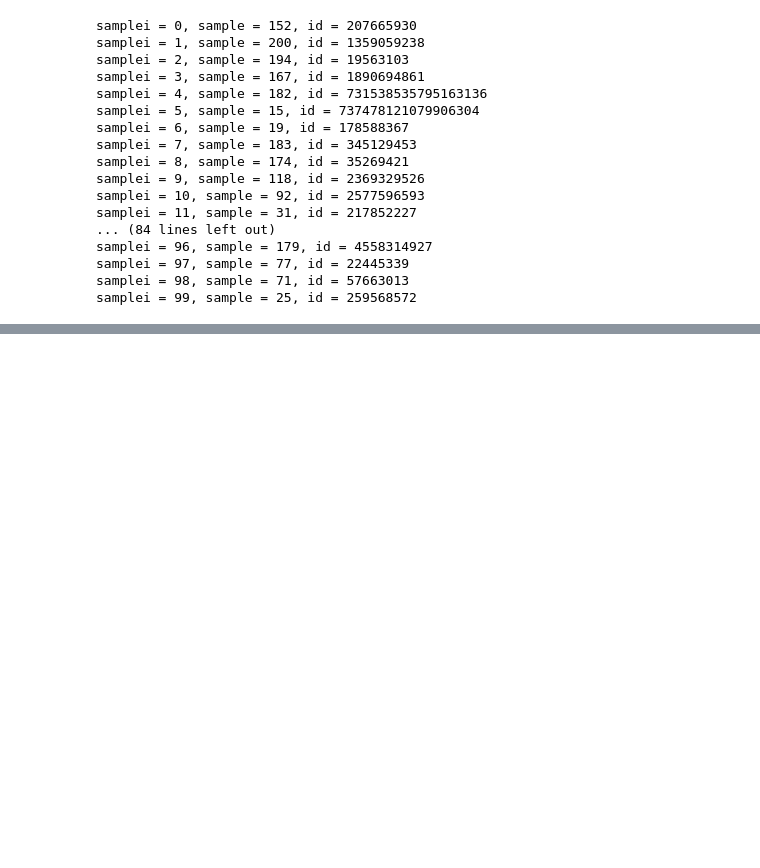
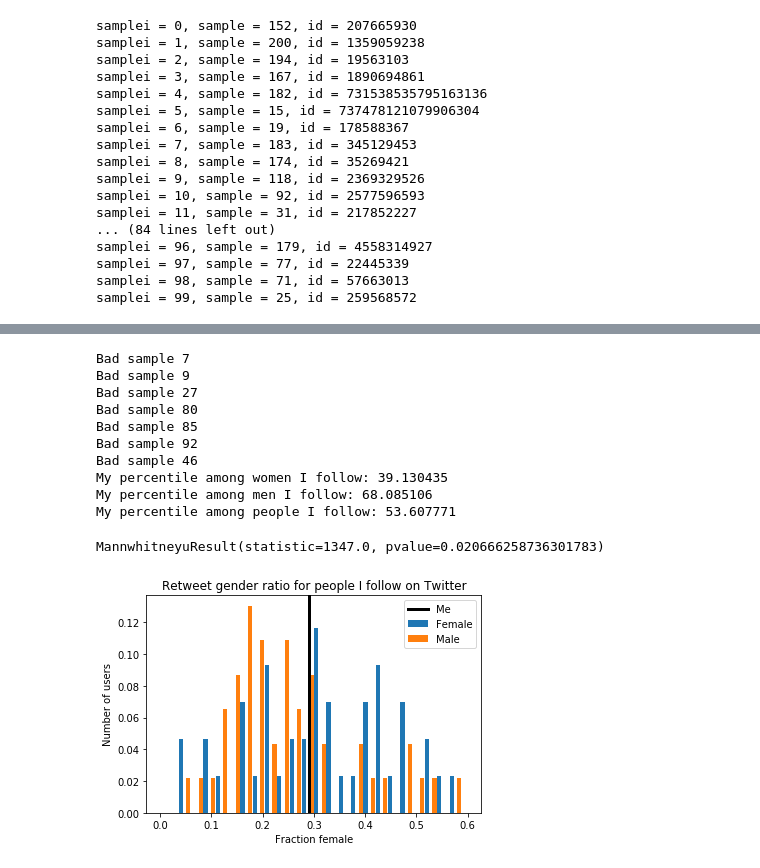
Before and after one commit to kristinbranson/TwitterGenderAnalysis, a Jupyter notebook: TwitterGenderAnalysis.ipynb, the cells around one changed output, grey strips where cells are left out. Saved outputs shown, nothing was run; the diff lists cells and outputs as text; code cells hidden in the pictures; blank space fills up the shorter version.

```diff
--- a/TwitterGenderAnalysis.ipynb
+++ b/TwitterGenderAnalysis.ipynb
@@ -529,0 +630,5 @@ plt.legend()
+# %%
+statusescurr = get_tweets(id,maxntweets=maxntweets)
+namescurr,retweettypescurr,isretweetcurr = get_retweet_names(statusescurr,verbose=True)
+# %%
+namescurr,retweettypescurr,isretweetcurr = get_retweet_names(statusescurr,verbose=True)
@@ -529,0 +707,13 @@ plt.legend()
+# %%
+# compute gender ratio info
+otherretweetinfo = []
+othernretweets = []
+for i in range(len(names1)):
+    #print('i = %d: %s -> first name = %s'%(i,sample_user_objs[i].name,names1[i][0]))
+    sample = idxsample[i]
+    namescurr = otherretweetnames[i]
+    otherretweetinfo.append(compute_gender_info(namescurr,verbose=False,sigma=2))
+    ncurr = len(otherretweetinfo[-1]['knowngs'])
+    othernretweets.append(ncurr)
+    if ncurr > 0:
+        print('i = %d, %s: %f (n = %d)'%(i,myinfo['namesknown'][sample],otherretweetinfo[-1]['fracfemale'][-1],ncurr))
@@ -530,3 +738,64 @@ plt.legend()
+# %%
+# plot a histogram of frac female following for samples and for me
+
+fracfemale_retweet_f = np.zeros(nsample_female)
+fracfemale_retweet_m = np.zeros(nsample_female)
+nsample_retweet_f = 0
+nsample_retweet_m = 0
+minnretweets = 10
+for i in range(nsample_female):
+    if othernretweets[i] < minnretweets:
+        fracfemale_retweet_f[i] = np.nan
+        print('Bad sample %d'%i)
+    else:
+        fracfemale_retweet_f[i] = otherretweetinfo[i]['fracfemale'][-1]
+        nsample_retweet_f += 1
+    if othernretweets[i+nsample_female] < minnretweets:
+        fracfemale_retweet_m[i] = np.nan
+        print('Bad sample %d'%(i+nsample_female))
+    else:
+        fracfemale_retweet_m[i] = otherretweetinfo[i+nsample_female]['fracfemale'][-1]
+        nsample_retweet_m += 1
+
+
+idxgood_f = np.isnan(fracfemale_retweet_f) == False
+idxgood_m = np.isnan(fracfemale_retweet_m) == False
+
+myprctile_f = np.count_nonzero(fracfemale_retweet_f[idxgood_f]<=myretweetinfo['fracfemale'][-1])/nsample_retweet_f
+myprctile_m = np.count_nonzero(fracfemale_retweet_m[idxgood_m]<=myretweetinfo['fracfemale'][-1])/nsample_retweet_m
+print('My percentile among women I follow: %f'%(myprctile_f*100.))
+print('My percentile among men I follow: %f'%(myprctile_m*100.))
+print('My percentile among people I follow: %f'%((myprctile_f+myprctile_m)*50.))
+
+counts_f,edges = np.histogram(fracfemale_retweet_f[idxgood_f],bins=25,range=(0,.6))
+counts_m,edges = np.histogram(fracfemale_retweet_m[idxgood_m],bins=25,range=(0,.6))
+ctrs = (edges[1:]+edges[:-1])/2.
+normcounts_f = counts_f / np.sum(counts_f)
+normcounts_m = counts_m / np.sum(counts_m)
+plt.bar(ctrs+width/5.,normcounts_f,width=width*.35,color=colorf,label='Female')
+plt.bar(ctrs-width/5.,normcounts_m,width=width*.35,color=colorm,label='Male')
+ylim = plt.gca().get_ylim()
+plt.plot([myretweetinfo['fracfemale'][-1]]*2,ylim,'k-',lw=3,label='Me')
+plt.gca().set_ylim(ylim)
+plt.legend()
+plt.xlabel('Fraction female')
+plt.ylabel('Number of users')
+plt.title('Retweet gender ratio for people I follow on Twitter')
+
+stats.mannwhitneyu(fracfemale_retweet_f[idxgood_f],fracfemale_retweet_m[idxgood_m],alternative='greater')
+# %% [output]
+Bad sample 7
+Bad sample 9
+Bad sample 27
+Bad sample 80
+Bad sample 85
+Bad sample 92
+Bad sample 46
+My percentile among women I follow: 39.130435
+My percentile among men I follow: 68.085106
+My percentile among people I follow: 53.607771
+MannwhitneyuResult(statistic=1347.0, pvalue=0.020666258736301783)
+[figure, added]
 # %%
 import pickle
 filename = 'C:/Code/TwitterGenderRatio/test20200510.pickle'
```
Also changed, not shown: parts of 14 cells of this notebook.
